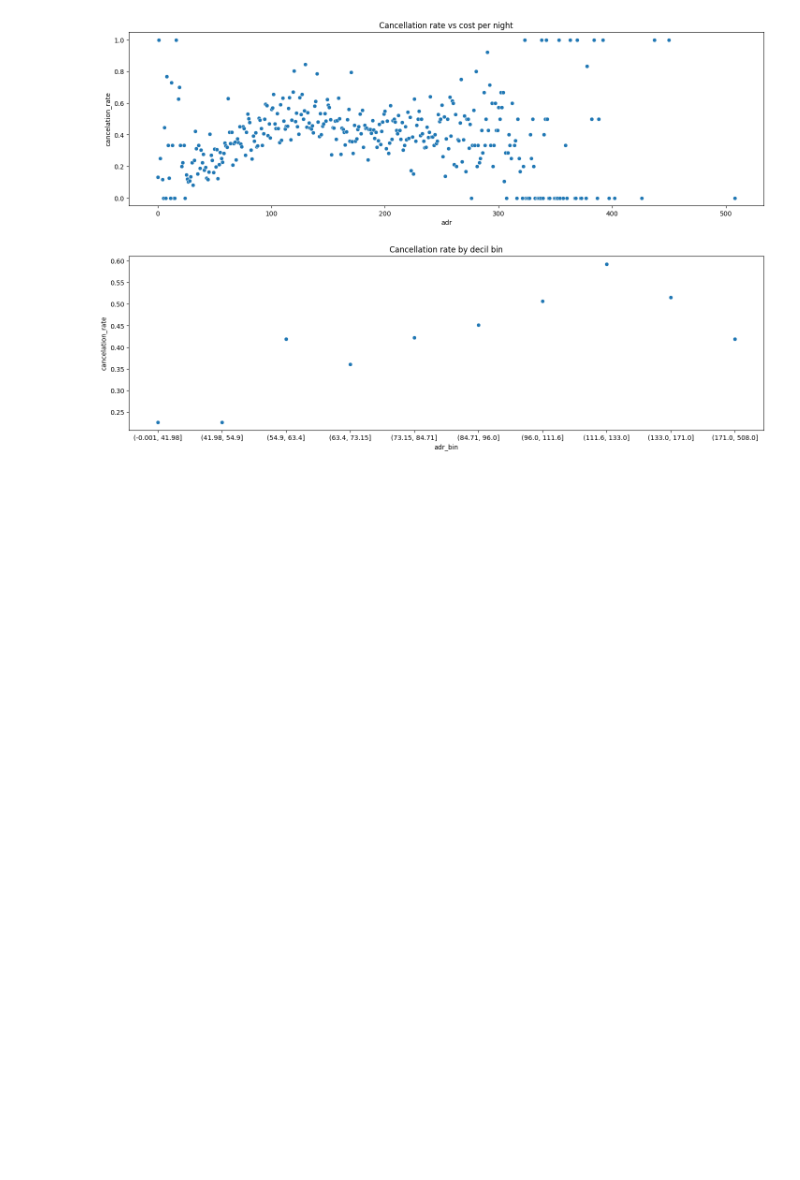
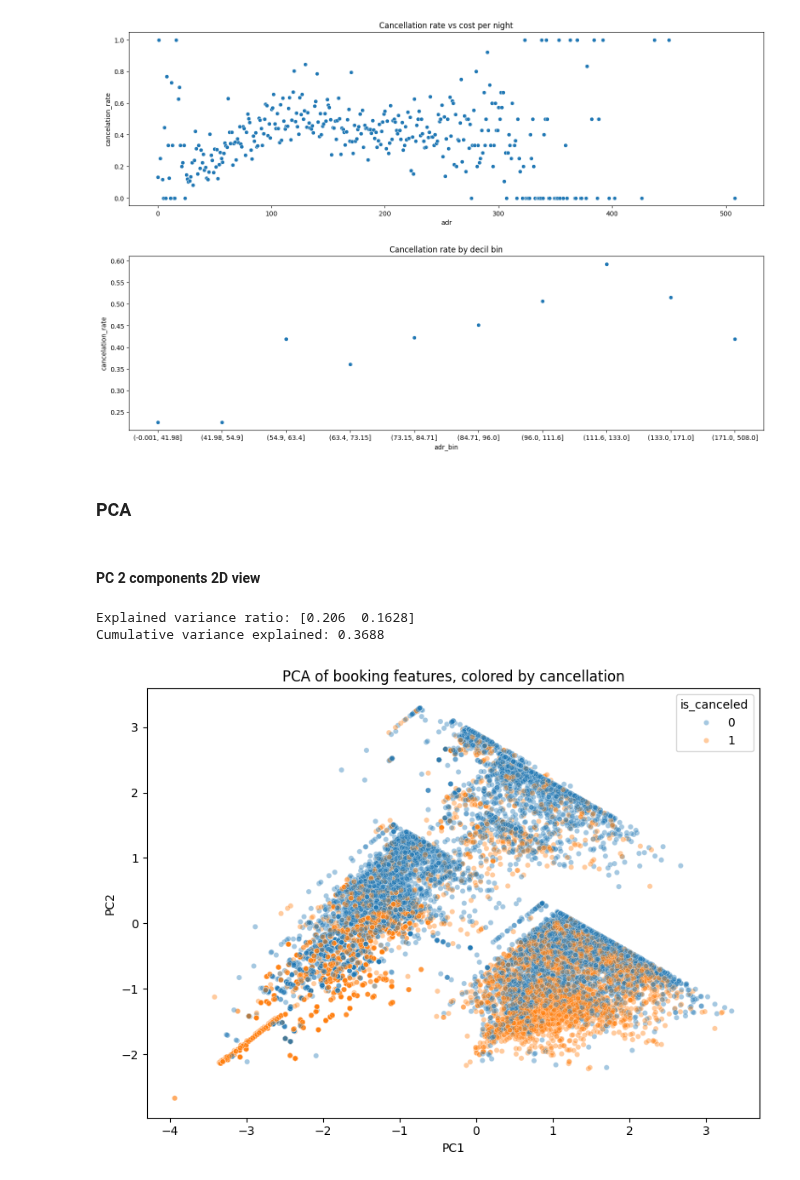
Before and after one commit to maxenceperon/Taller1_Felipe_Maxence_Ciencia_de_datos, a Jupyter notebook: eda.ipynb, the cells around one changed output. Drawn from its saved outputs; the diff is of its cells as text; code cells hidden in the pictures; blank space fills up the shorter version.

```diff
--- a/eda.ipynb
+++ b/eda.ipynb
@@ -308,3 +331,5 @@ plt.tight_layout(pad=3.0)
 plt.show()
 # %% [output]
 [figure]
+# %% [markdown]
+### PCA
@@ -310,0 +340,41 @@ plt.show()
+# %%
+# Optional: create total_nights if not already present
+df["total_nights"] = df["stays_in_week_nights"].fillna(0) + df["stays_in_weekend_nights"].fillna(0)
+
+# Choose features
+features_num = ["lead_time", "adr"]
+features_cat = ["hotel", "market_segment"]
+
+# One-hot encode categoricals
+X_cat = pd.get_dummies(df[features_cat], drop_first=True)
+X_num = df[features_num].astype(float).fillna(0)
+
+X = pd.concat([X_num, X_cat], axis=1)
+
+y = df["is_canceled"].astype(int)  # for coloring only
+# %% [markdown]
+#### PC 2 components 2D view
+# %%
+scaler = StandardScaler()
+X_scaled = scaler.fit_transform(X)
+
+pca = PCA(n_components=2, random_state=42)
+Z = pca.fit_transform(X_scaled)
+
+pc_df = pd.DataFrame(Z, columns=["PC1","PC2"])
+pc_df["is_canceled"] = y.values
+
+print("Explained variance ratio:", np.round(pca.explained_variance_ratio_, 4))
+print("Cumulative variance explained:", np.round(pca.explained_variance_ratio_.sum(), 4))
+# %% [output]
+Explained variance ratio: [0.206  0.1628]
+Cumulative variance explained: 0.3688
+# %%
+plt.figure(figsize=(8,6))
+sns.scatterplot(data=pc_df.sample(min(20000, len(pc_df)), random_state=42),
+                x="PC1", y="PC2", hue="is_canceled", alpha=0.4, s=20)
+plt.title("PCA of booking features, colored by cancellation")
+plt.tight_layout()
+plt.show()
+# %% [output]
+[figure, added]
```
Also changed, not shown: parts of 5 cells of this notebook.
